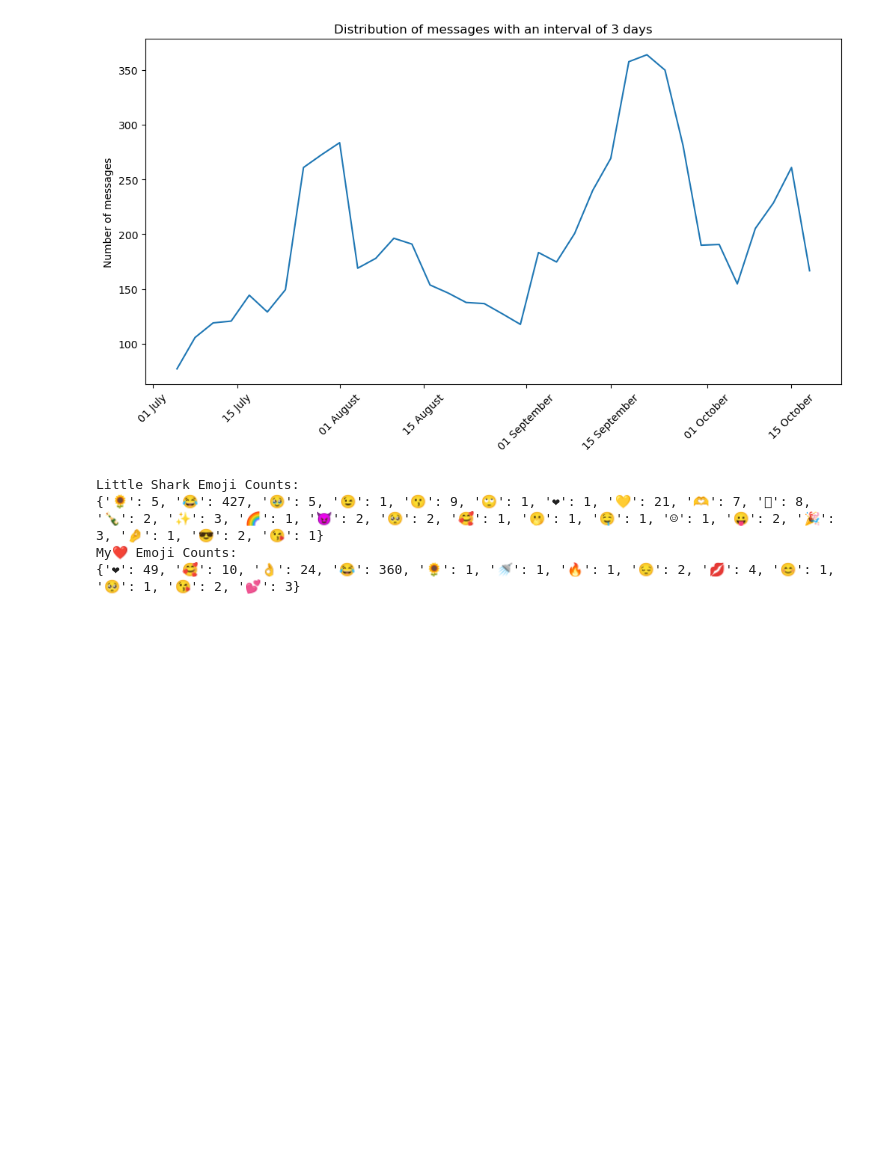
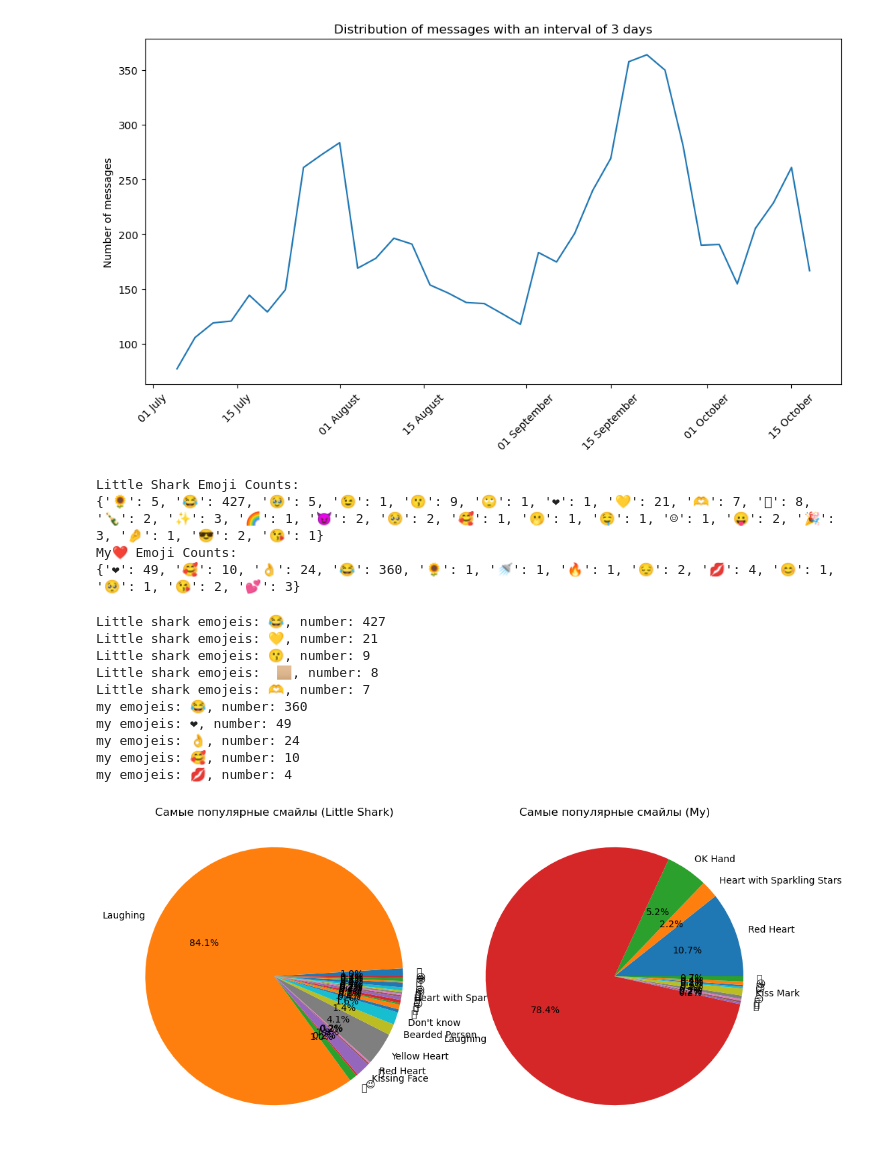
Before and after one commit to LoginovAM-ds/Projects_for_NLP, a Jupyter notebook: Telegram_analyse_2/New.ipynb, the cells around one changed output. Cells and saved outputs as stored; diff of their text form; code cells hidden in the pictures; blank space fills up the shorter version.

```diff
--- a/Telegram_analyse_2/New.ipynb
+++ b/Telegram_analyse_2/New.ipynb
@@ -112,3 +108,54 @@ Little Shark Emoji Counts:
 {'🌻': 5, '😂': 427, '🥹': 5, '😉': 1, '😗': 9, '🙄': 1, '❤': 1, '💛': 21, '🫶': 7, '🏼': 8, '🍾': 2, '✨': 3, '🌈': 1, '😈': 2, '🥺': 2, '🥰': 1, '🫢': 1, '🤤': 1, '☺': 1, '😛': 2, '🎉': 3, '🤌': 1, '😎': 2, '😘': 1}
 My❤️ Emoji Counts:
 {'❤': 49, '🥰': 10, '👌': 24, '😂': 360, '🌻': 1, '🚿': 1, '🔥': 1, '😔': 2, '💋': 4, '😊': 1, '🥺': 1, '😘': 2, '💕': 3}
+# %%
+# for Little shark
+sorted_emoji_counts1 = dict(sorted(person1_emoji_counts.items(), key=lambda item: item[1], reverse=True))
+top_emoji_counts1 = dict(list(sorted_emoji_counts1.items())[:5])
+
+# for my
+sorted_emoji_counts2 = dict(sorted(person2_emoji_counts.items(), key=lambda item: item[1], reverse=True))
+top_emoji_counts2 = dict(list(sorted_emoji_counts2.items())[:5])
+
+# dict of top emojies
+emoji_labels1 = list(top_emoji_counts1.keys())
+emoji_values1 = list(top_emoji_counts1.values())
+emoji_labels2 = list(top_emoji_counts2.keys())
+emoji_values2 = list(top_emoji_counts2.values())
+
+# print top emojies for both
+for emoji, count in top_emoji_counts1.items():
+    print(f"Little shark emojeis: {emoji}, number: {count}")
+for emoji, count in top_emoji_counts2.items():
+    print(f"my emojeis: {emoji}, number: {count}")
+
+# I can't visualizate emojies,so I'll code them
+emoji_labels = {
+    '😂': 'Laughing',
+    '💛': 'Yellow Heart',
+    '😗': 'Kissing Face',
+    '🏼': "Don't know",
+    '🫶': 'Bearded Person',
+    '❤': 'Red Heart',
+    '👌': 'OK Hand',
+    '🥰': 'Heart with Sparkling Stars',
+    '💋': 'Kiss Mark'
+}
+
+
+
+
+
+plt.show()
+# %% [output]
+Little shark emojeis: 😂, number: 427
+Little shark emojeis: 💛, number: 21
+Little shark emojeis: 😗, number: 9
+Little shark emojeis: 🏼, number: 8
+Little shark emojeis: 🫶, number: 7
+my emojeis: 😂, number: 360
+my emojeis: ❤, number: 49
+my emojeis: 👌, number: 24
+my emojeis: 🥰, number: 10
+my emojeis: 💋, number: 4
+[figure, added]
```
Also changed, not shown: parts of 1 cell of this notebook.
